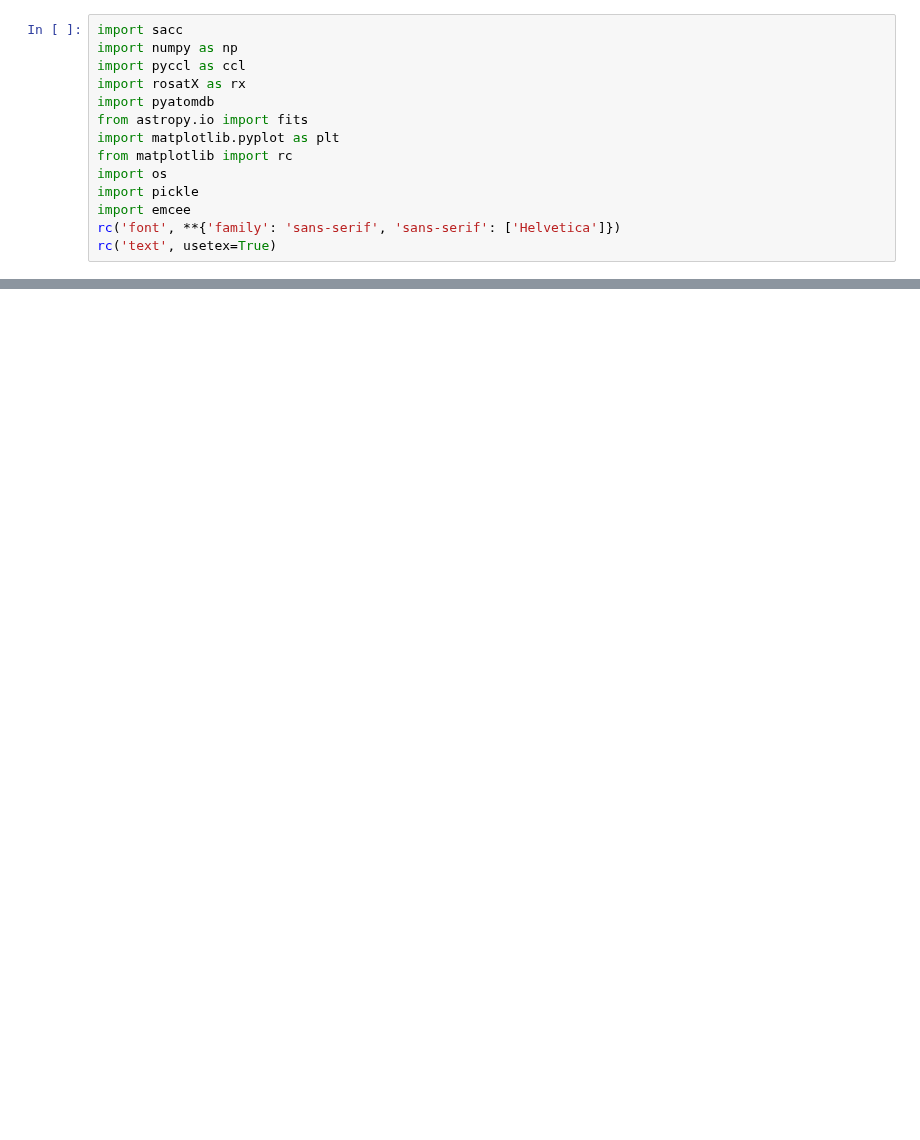
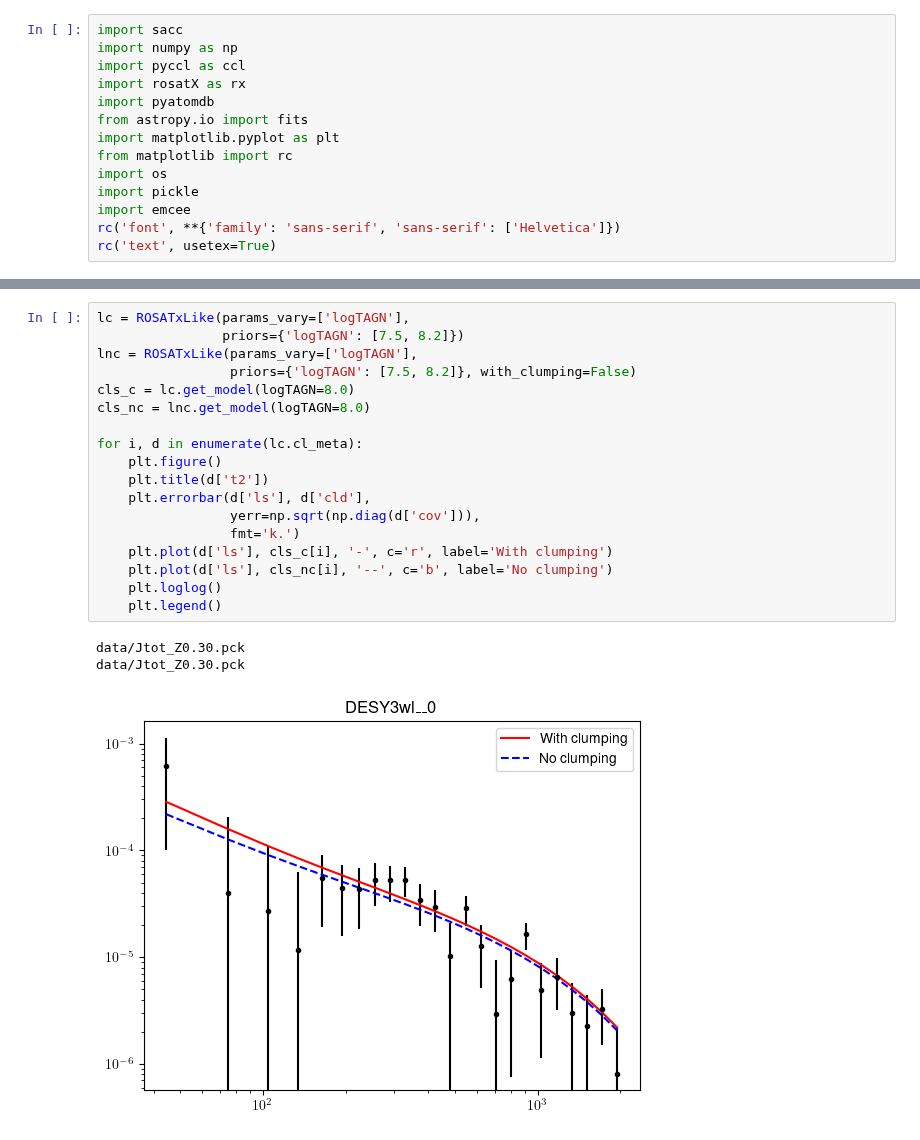
Before and after one commit to Cosmotheka/Cosmotheka_likelihoods, a Jupyter notebook: papers/ROSATx/LikelihoodExamplelotTAGN.ipynb, the cells around one changed output, grey strips where cells are left out. Drawn from its saved outputs; the diff is of its cells as text; blank space fills up the shorter version.

```diff
--- a/papers/ROSATx/LikelihoodExamplelotTAGN.ipynb
+++ b/papers/ROSATx/LikelihoodExamplelotTAGN.ipynb
@@ -215,0 +192,22 @@ data/Jtot_Z0.30.pck
+# %%
+lc = ROSATxLike(params_vary=['logTAGN'],
+                priors={'logTAGN': [7.5, 8.2]})
+lnc = ROSATxLike(params_vary=['logTAGN'],
+                 priors={'logTAGN': [7.5, 8.2]}, with_clumping=False)
+cls_c = lc.get_model(logTAGN=8.0)
+cls_nc = lnc.get_model(logTAGN=8.0)
+
+for i, d in enumerate(lc.cl_meta):
+    plt.figure()
+    plt.title(d['t2'])
+    plt.errorbar(d['ls'], d['cld'],
+                 yerr=np.sqrt(np.diag(d['cov'])),
+                 fmt='k.')
+    plt.plot(d['ls'], cls_c[i], '-', c='r', label='With clumping')
+    plt.plot(d['ls'], cls_nc[i], '--', c='b', label='No clumping')
+    plt.loglog()
+    plt.legend()
+# %% [output]
+data/Jtot_Z0.30.pck
+data/Jtot_Z0.30.pck
+[figure, added]
```
Also changed, not shown: parts of 11 cells of this notebook, 3 other files.
